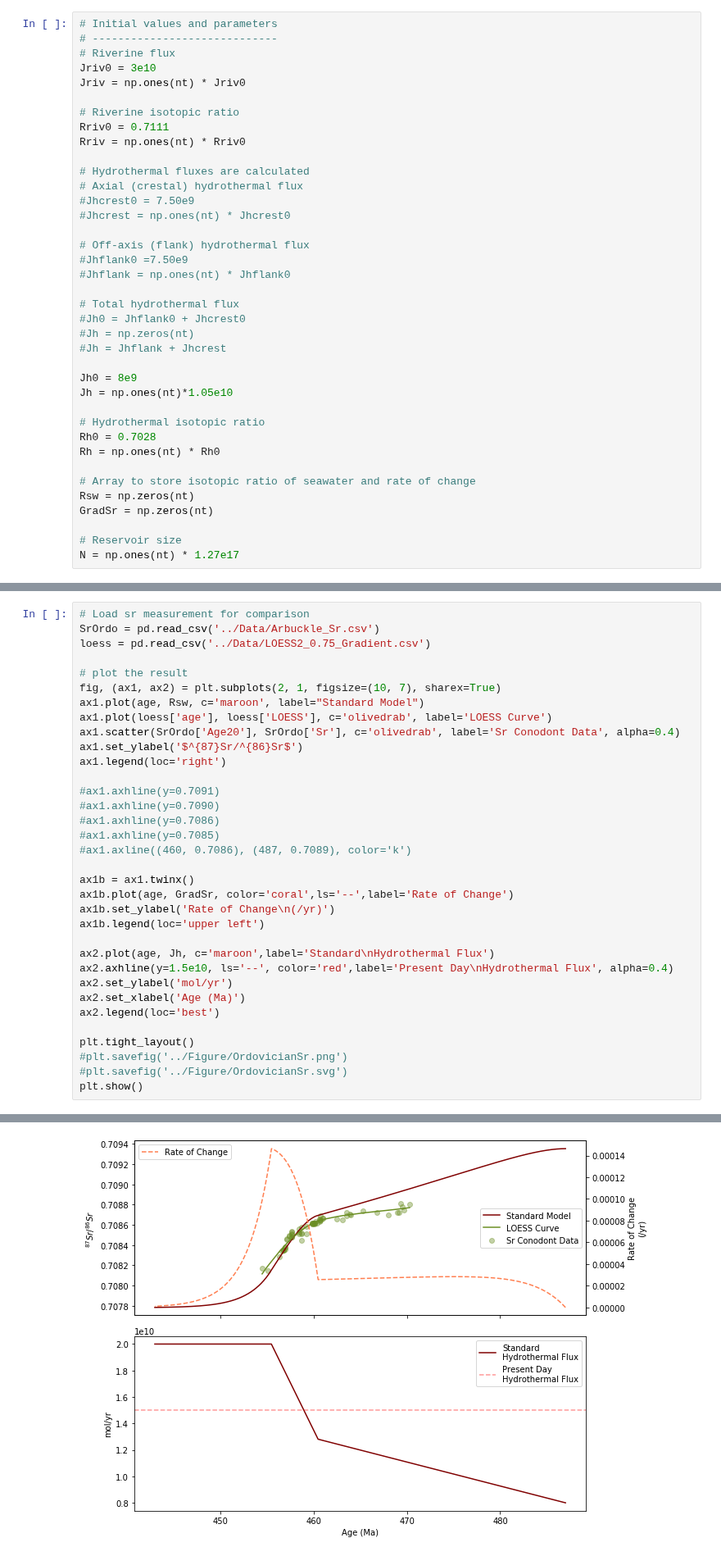
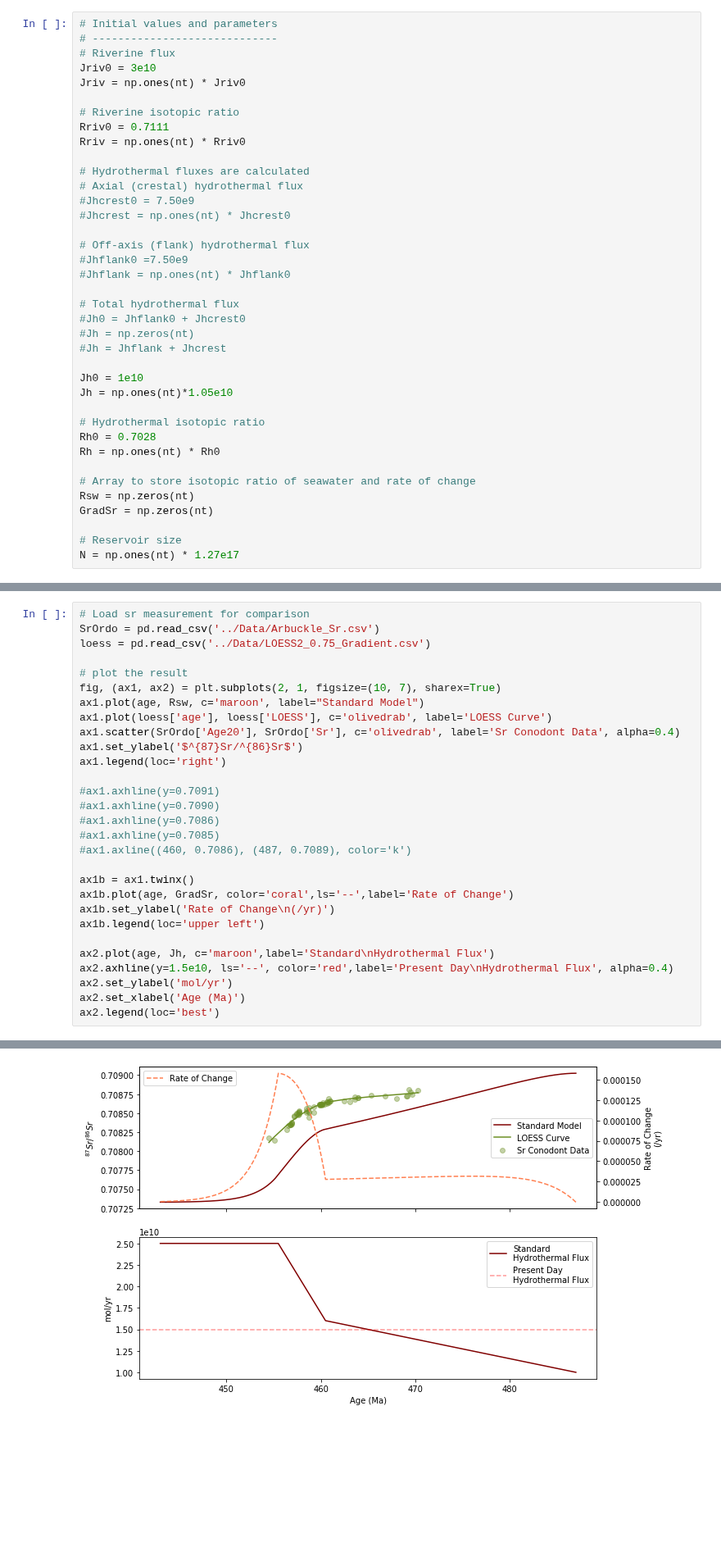
Before and after one commit to datuadiatma/avila_etal_2022, a Jupyter notebook: Notebook/Ordovician_Sr_Model.ipynb, the cells around one changed output, grey strips where cells are left out. Shown at 82% size. Cells and saved outputs as stored; diff of their text form; blank space fills up the shorter version.

```diff
--- a/Notebook/Ordovician_Sr_Model.ipynb
+++ b/Notebook/Ordovician_Sr_Model.ipynb
@@ -120,7 +120,7 @@ Rriv = np.ones(nt) * Rriv0
 #Jh = np.zeros(nt)
 #Jh = Jhflank + Jhcrest
 
-Jh0 = 8e9
+Jh0 = 1e10
 Jh = np.ones(nt)*1.05e10
 
 # Hydrothermal isotopic ratio
@@ -229,9 +226,4 @@ ax2.axhline(y=1.5e10, ls='--', color='red',label='Present Day\nHydrothermal Flux
 ax2.set_ylabel('mol/yr')
 ax2.set_xlabel('Age (Ma)')
 ax2.legend(loc='best')
-
-plt.tight_layout()
-#plt.savefig('../Figure/OrdovicianSr.png')
-#plt.savefig('../Figure/OrdovicianSr.svg')
-plt.show()
 # %% [output]
@@ -238,4 +231,4 @@ plt.show()
-[figure, old version]
+[figure, new version]
 # %% [markdown]
 ### Constraining changes in hydrothermal activities using long-term sea-level change
 
```
Also changed, not shown: parts of 6 cells of this notebook, 39 other files.
